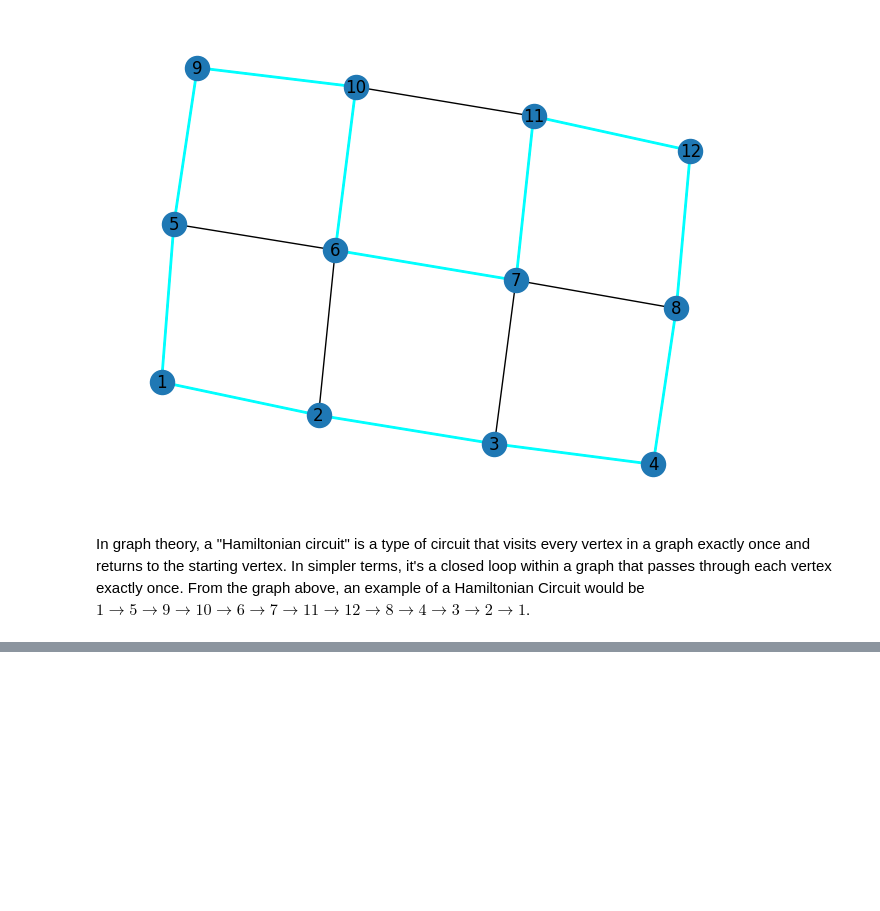
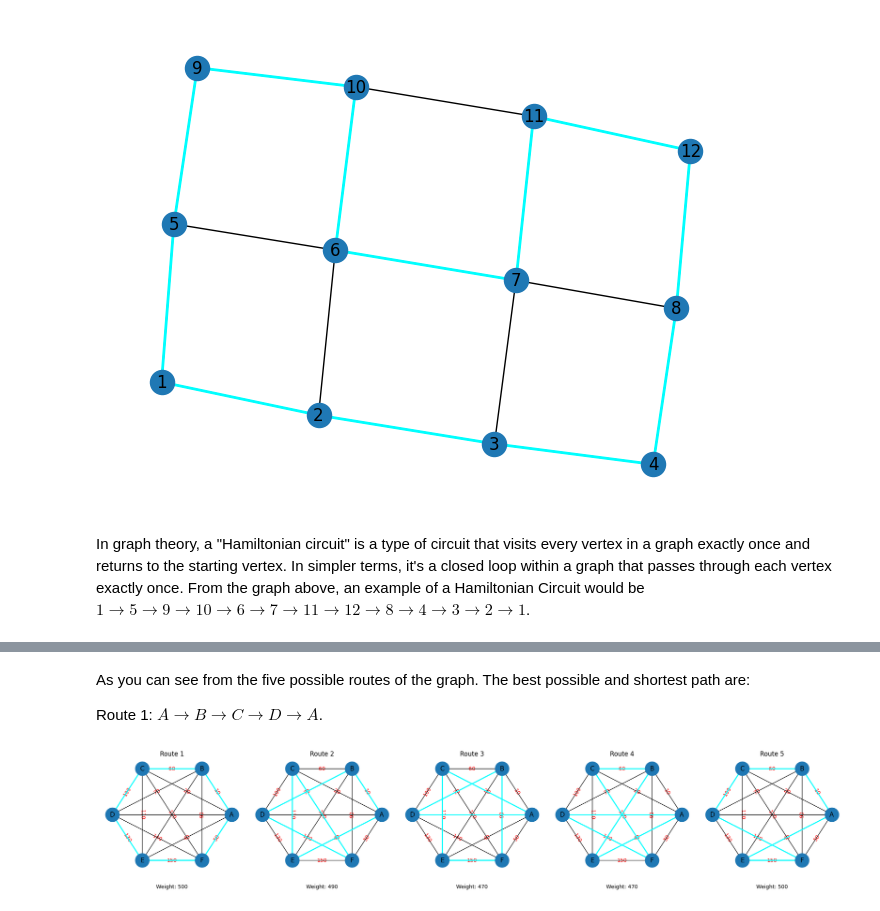
Before and after one commit to gerard-ompad/Discrete_Math_2, a Jupyter notebook: Detablan_AllLectures_ANSWERS/Detablan_LECTURE3_Answers.ipynb, the cells around one changed output, grey strips where cells are left out. Cells and saved outputs as stored; diff of their text form; code cells hidden in the pictures; blank space fills up the shorter version.

```diff
--- a/Detablan_AllLectures_ANSWERS/Detablan_LECTURE3_Answers.ipynb
+++ b/Detablan_AllLectures_ANSWERS/Detablan_LECTURE3_Answers.ipynb
@@ -474,0 +533,80 @@ In graph theory, a "Hamiltonian circuit" is a type of circuit that visits every
+# %% [markdown]
+As you can see from the five possible routes of the graph. The best possible and shortest path are:
+
+Route 1: $A \to B \to C \to D \to A$.
+# %%
+import matplotlib.pyplot as plt
+import networkx as nx
+
+# Define the nodes and edges
+nodes = ['A', 'B', 'C', 'D', 'E', 'F']
+
+edge_labels = {
+    ('A', 'B'): 10,
+    ('A', 'C'): 20,
+    ('A', 'D'): 30,
+    ('A', 'E'): 40,
+    ('A', 'F'): 50,
+    ('B', 'C'): 60,
+    ('B', 'D'): 70,
+    ('B', 'E'): 80,
+    ('B', 'F'): 90,
+    ('C', 'D'): 100,
+    ('C', 'E'): 110,
+    ('C', 'F'): 120,
+    ('D', 'E'): 130,
+    ('D', 'F'): 140,
+    ('E', 'F'): 150,
+}
+
+# Convert edge labels to the desired format
+formatted_edge_labels = {edge: "{}".format(weight) for edge, weight in edge_labels.items()}
+
+# Define Hamilton circuits
+hamilton_circuits = [
+    ['A', 'B', 'C', 'D', 'E', 'F', 'A'],
+    ['A', 'B', 'D', 'F', 'C', 'E', 'A'],
+    ['A', 'C', 'E', 'F', 'B', 'D', 'A'],
+    ['A', 'D', 'F', 'C', 'B', 'E', 'A'],
+    ['A', 'E', 'F', 'D', 'C', 'B', 'A']
+]
+
+# Plotting
+fig, axs = plt.subplots(1, 5, figsize=(20, 4))
+
+for i in range(5):
+    G = nx.Graph()
+    G.add_nodes_from(nodes)
+
+    # Add edges with formatted labels
+    for edge, label in formatted_edge_labels.items():
+        G.add_edge(edge[0], edge[1], weight=edge_labels[edge])
+
+    pos = nx.circular_layout(G)
+
+    nx.draw_networkx_edge_labels(
+        G, pos,
+        edge_labels=formatted_edge_labels,
+        font_color='red', ax=axs[i]
+    )
+
+    nx.draw(G, pos=pos, with_labels=True, node_size=700, ax=axs[i])
+
+    # Highlighting the specified Hamilton circuit
+    for j in range(len(hamilton_circuits[i]) - 1):
+        nx.draw_networkx_edges(
+            G, pos, edgelist=[(hamilton_circuits[i][j], hamilton_circuits[i][j + 1])],
+            edge_color='cyan', width=2, ax=axs[i]
+        )
+
+    # Calculating and displaying the weight of the route
+    weight = sum(G[hamilton_circuits[i][j]][hamilton_circuits[i][j + 1]]['weight'] for j in range(len(hamilton_circuits[i]) - 1))
+    axs[i].set_title('Route {}'.format(i + 1))
+    axs[i].text(0.5, -0.15, 'Weight: {}'.format(weight), horizontalalignment='center', verticalalignment='center',
+                transform=axs[i].transAxes)
+
+# Adjust layout
+plt.tight_layout()
+plt.show()
+# %% [output]
+[figure, added]
```
Also changed, not shown: parts of 3 cells of this notebook.
